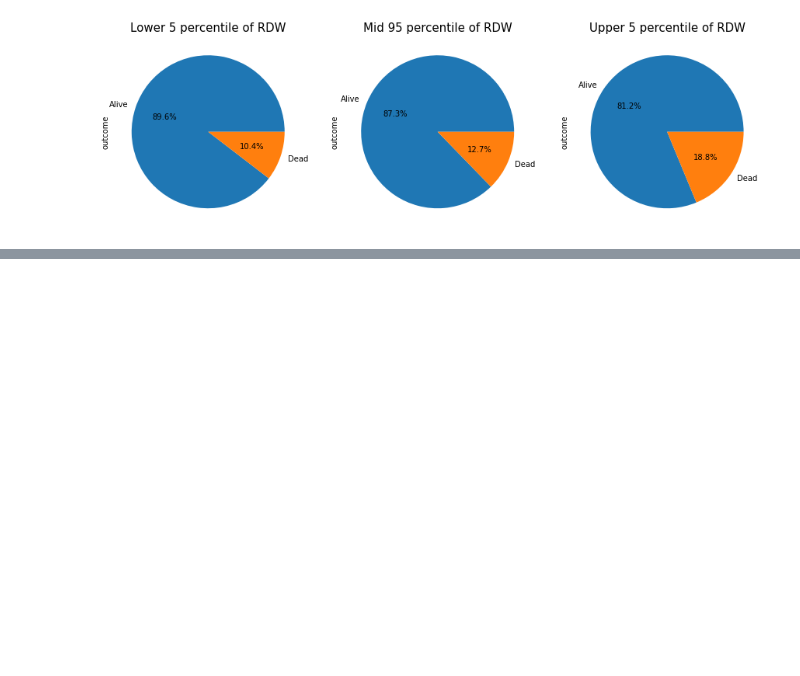
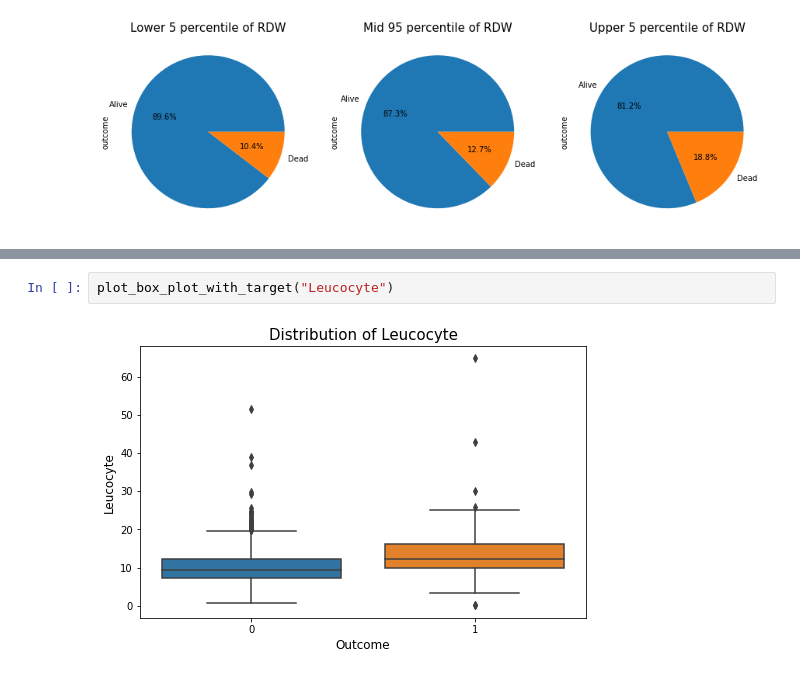
Before and after one commit to yashveersinghsohi/Hospital_Mortality_Prediction, a Jupyter notebook: Hospital_00_Preliminary_EDA.ipynb, the cells around one changed output, grey strips where cells are left out. Cells and saved outputs as stored; diff of their text form; blank space fills up the shorter version.

```diff
--- a/Hospital_00_Preliminary_EDA.ipynb
+++ b/Hospital_00_Preliminary_EDA.ipynb
@@ -500,0 +495,4 @@ PCO2_was_missing
+# %%
+plot_box_plot_with_target("Leucocyte")
+# %% [output]
+[figure, added]
```
Also changed, not shown: parts of 102 cells of this notebook.
